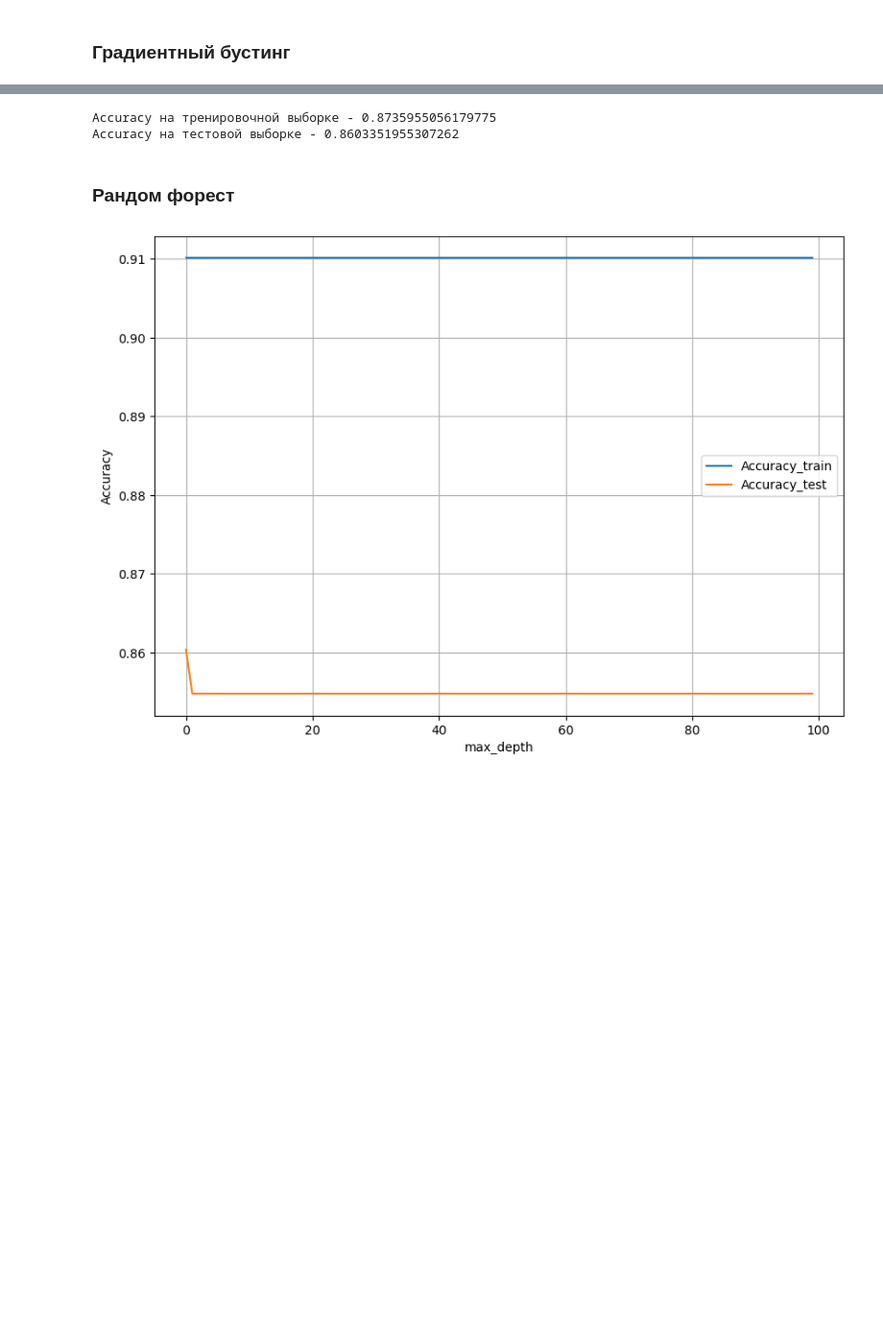
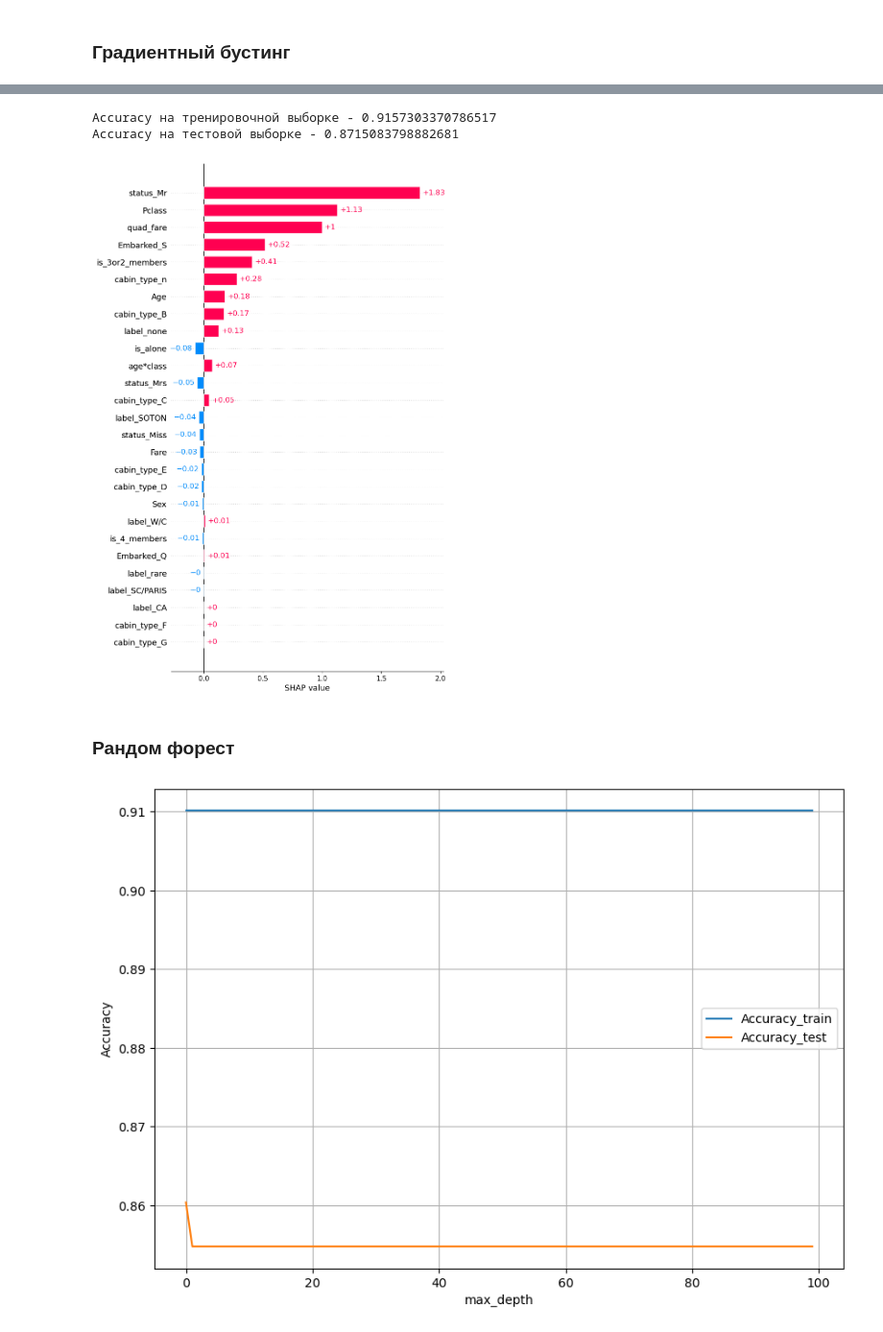
Before and after one commit to KuBaN658/kaggle, a Jupyter notebook: titanic/select_model.ipynb, the cells around one changed output, grey strips where cells are left out. Shown: that part at 96% size. Drawn from its saved outputs; the diff is of its cells as text; code cells hidden in the pictures; blank space fills up the shorter version.

```diff
--- a/titanic/select_model.ipynb
+++ b/titanic/select_model.ipynb
@@ -295,13 +328,19 @@ from sklearn.metrics import accuracy_score
 
 gbc = GradientBoostingClassifier(random_state=123,
                                  **bp)
-gbc.fit(X_train, y_train)
+gbc.fit(X_train.drop(['cabin_type_G', 'cabin_type_F'], axis=1), y_train)
 
-print(f"Accuracy на тренировочной выборке - {accuracy_score(y_train, gbc.predict(X_train))}")
-print(f"Accuracy на тестовой выборке - {accuracy_score(y_test, gbc.predict(X_test))}")
+print(f"Accuracy на тренировочной выборке - {accuracy_score(y_train, gbc.predict(X_train.drop(['cabin_type_G', 'cabin_type_F'], axis=1)))}")
+print(f"Accuracy на тестовой выборке - {accuracy_score(y_test, gbc.predict(X_test.drop(['cabin_type_G', 'cabin_type_F'], axis=1)))}")
 # %% [output]
-Accuracy на тренировочной выборке - 0.8735955056179775
-Accuracy на тестовой выборке - 0.8603351955307262
+Accuracy на тренировочной выборке - 0.9157303370786517
+Accuracy на тестовой выборке - 0.8715083798882681
+# %%
+explainer = shap.Explainer(gbc, X_test)
+shap_values = explainer(X_train)
+shap.plots.bar(shap_values[0], max_display=50)
+# %% [output]
+[figure, added]
 # %% [markdown]
 ### Рандом форест
 # %%
```
Also changed, not shown: parts of 21 cells of this notebook.
